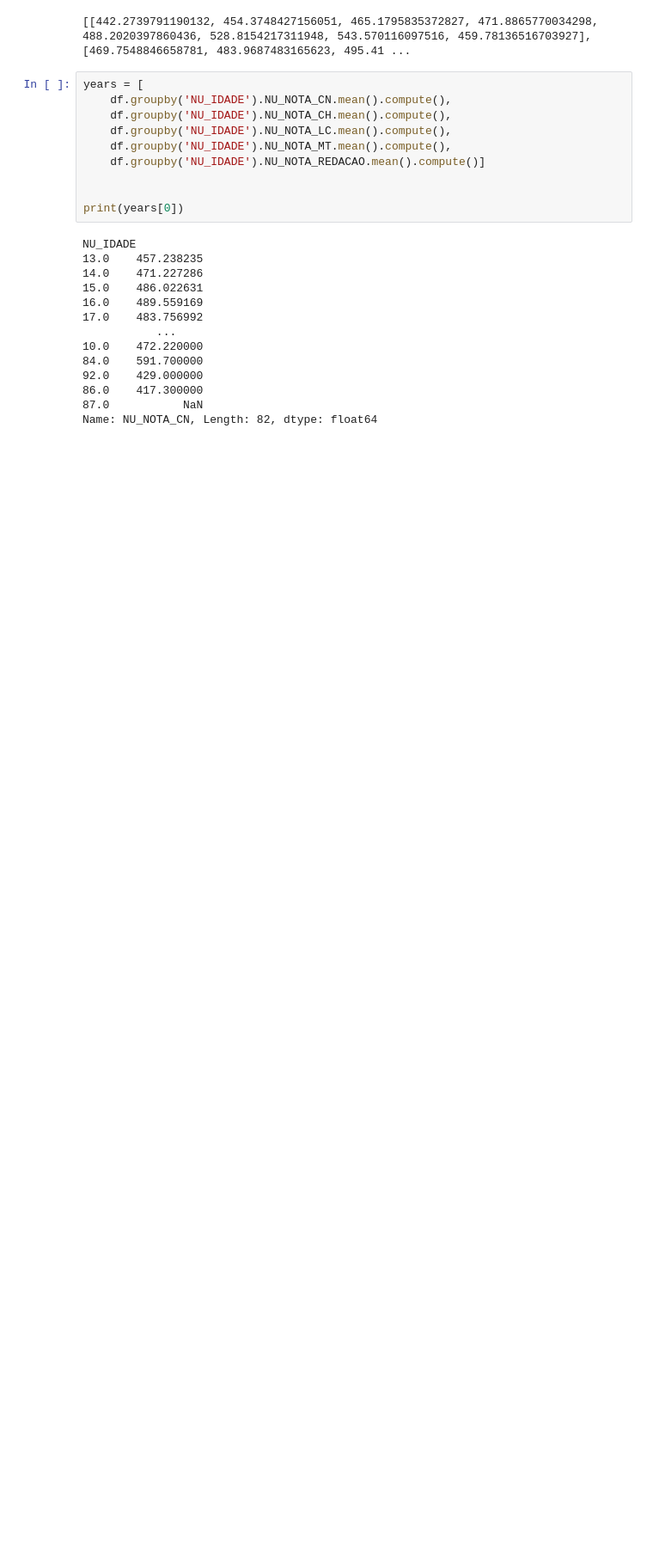
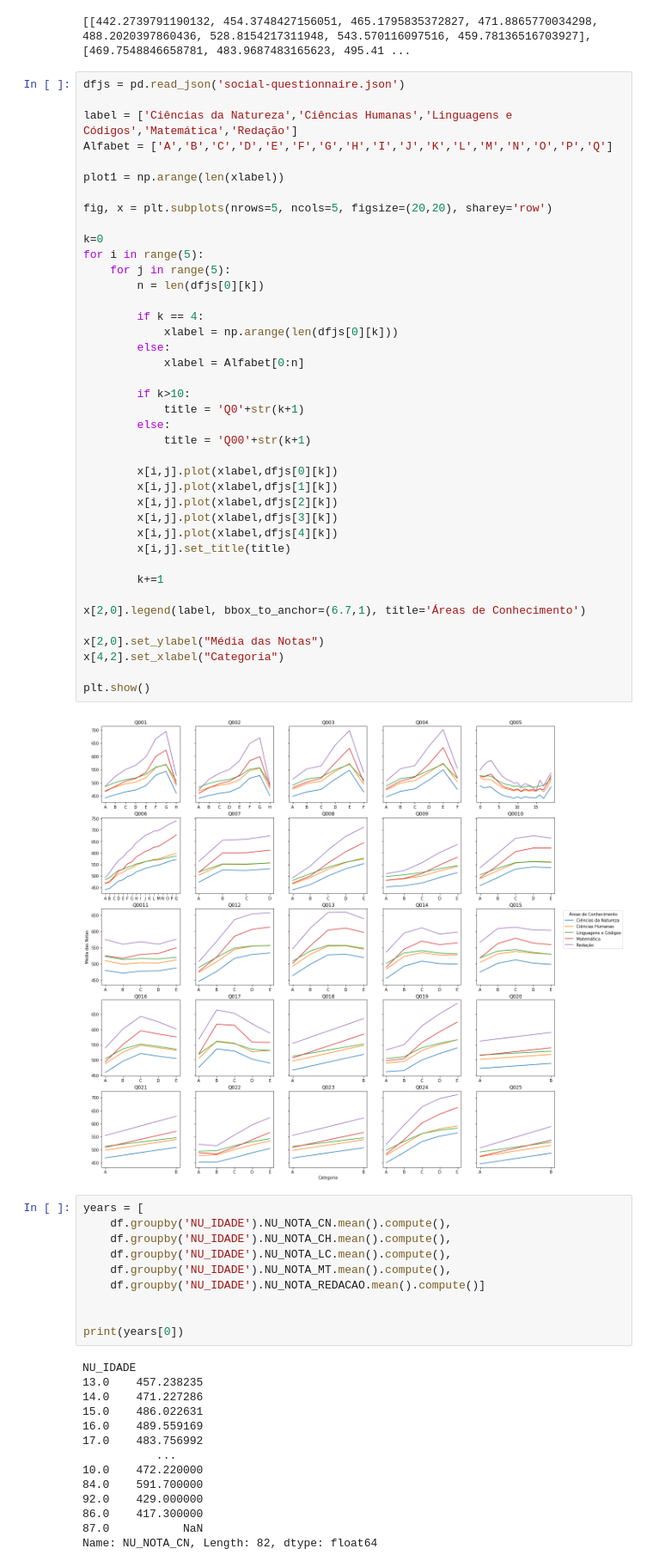
Before and after one commit to Bissiatti/Analise_dados_ENEM, a Jupyter notebook: Intro_Crisp_DM.ipynb, the cells around one changed output. Shown at 86% size. Saved outputs shown, nothing was run; the diff lists cells and outputs as text; blank space fills up the shorter version.

Commit message:
Add graphic

```diff
--- a/Intro_Crisp_DM.ipynb
+++ b/Intro_Crisp_DM.ipynb
@@ -355,6 +355,48 @@ with open('social-questionnaire.json') as f:
 print(questionnaire[0])
 # %% [output]
 [[442.2739791190132, 454.3748427156051, 465.1795835372827, 471.8865770034298, 488.2020397860436, 528.8154217311948, 543.570116097516, 459.78136516703927], [469.7548846658781, 483.9687483165623, 495.41 ...
+# %%
+dfjs = pd.read_json('social-questionnaire.json')
+
+label = ['Ciências da Natureza','Ciências Humanas','Linguagens e Códigos','Matemática','Redação']
+Alfabet = ['A','B','C','D','E','F','G','H','I','J','K','L','M','N','O','P','Q']
+
+plot1 = np.arange(len(xlabel))
+
+fig, x = plt.subplots(nrows=5, ncols=5, figsize=(20,20), sharey='row')
+
+k=0
+for i in range(5):
+    for j in range(5):
+        n = len(dfjs[0][k])
+
+        if k == 4:
+            xlabel = np.arange(len(dfjs[0][k]))
+        else:
+            xlabel = Alfabet[0:n]
+
+        if k>10:
+            title = 'Q0'+str(k+1)
+        else:
+            title = 'Q00'+str(k+1)
+
+        x[i,j].plot(xlabel,dfjs[0][k])
+        x[i,j].plot(xlabel,dfjs[1][k])
+        x[i,j].plot(xlabel,dfjs[2][k])
+        x[i,j].plot(xlabel,dfjs[3][k])
+        x[i,j].plot(xlabel,dfjs[4][k])
+        x[i,j].set_title(title)
+
+        k+=1
+
+x[2,0].legend(label, bbox_to_anchor=(6.7,1), title='Áreas de Conhecimento')
+
+x[2,0].set_ylabel("Média das Notas")
+x[4,2].set_xlabel("Categoria")
+
+plt.show()
+# %% [output]
+[figure, added]
 # %%
 years = [
     df.groupby('NU_IDADE').NU_NOTA_CN.mean().compute(),
```
